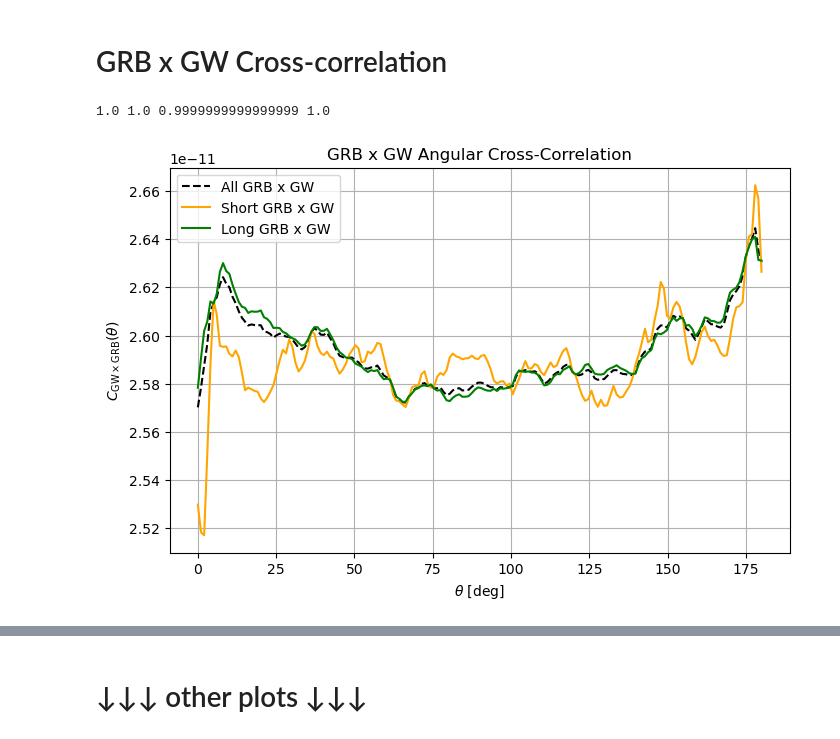
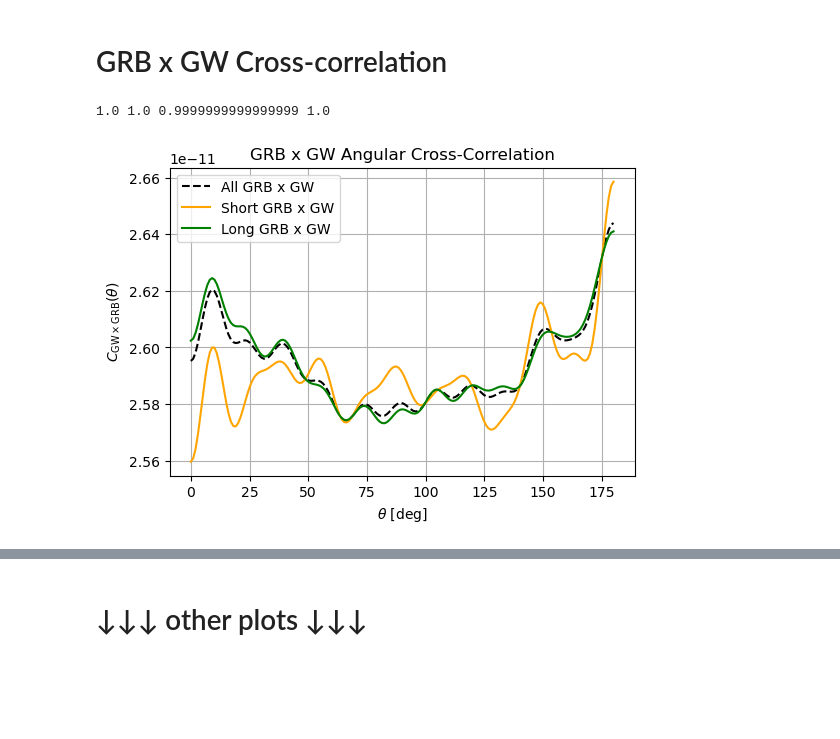
Before and after one commit to SSL32081/Testing-anisotropy-with-GW-and-GRB, a Jupyter notebook: production/GRBXGW_harmonic_analysis.ipynb, the cells around one changed output, grey strips where cells are left out. Saved outputs shown, nothing was run; the diff lists cells and outputs as text; code cells hidden in the pictures; blank space fills up the shorter version.

Commit message:
GRBxGW_harmonic_analysis latest
two notebooks now; made separate one that uses "scienceplots" broke healpy's projview.

```diff
--- a/production/GRBXGW_harmonic_analysis.ipynb
+++ b/production/GRBXGW_harmonic_analysis.ipynb
@@ -3,12 +3,17 @@ import pandas as pd
 import numpy as np
 import healpy as hp
 from matplotlib import pyplot as plt
-import scienceplots
 
-plt.style.use(['science','ieee', 'bright']) # this breaks the native latex thing inside matplotlib
+### USING scienceplots BROKE THINGS FOR THE SKYMAPS :'(
+### MADE SEPARATE NOTEBOOK WHERE scienceplots IS USED BUT THERE ARE NO SKYMAPS
+#import scienceplots
+#plt.rcParams['text.usetex'] = False
 
-import matplotlib as mpl
-mpl.rcParams.update(mpl.rcParamsDefault) # this fixes it but it might have made the above style thing useless
+#plt.style.use(['science','ieee', 'bright'])
+
+# NOTE_: if font error arise, run the following in terminal
+# sudo apt install msttcorefonts -qq
+# rm ~/.cache/matplotlib -rf
 # %% [markdown]
 # Import utilities and define global parameters
 # %%
@@ -19,7 +24,7 @@ from mapXmap_utils import make_skymap, normalize_skymap, cross_cl, map2alm, alm2
 nside = 128
 
 # set maximum l for cut-off in power spectrum, cross-correlations, etc.
-lmax = 180
+lmax = 26
 # %% [markdown]
 # GRB x GW Cross-correlation
 # %%
@@ -52,35 +57,35 @@ GRB_full_sm = make_skymap(ra_deg = df_filt['RA_deg'].to_numpy(),
 sGRB_skymap = make_skymap(ra_deg = df_filt_sGRB['RA_deg'].to_numpy(),
                           dec_deg = df_filt_sGRB['Dec_deg'].to_numpy(), nside=nside)
 lGRB_skymap = make_skymap(ra_deg = df_filt_lGRB['RA_deg'].to_numpy(),
                           dec_deg = df_filt_lGRB['Dec_deg'].to_numpy(), nside=nside)
 
 # normalize GRB skymaps
 GRB_full_sm = normalize_skymap(GRB_full_sm)
 sGRB_skymap = normalize_skymap(sGRB_skymap)
 lGRB_skymap = normalize_skymap(lGRB_skymap)
 # normalization check:
 print(GW_skymap.sum(), GRB_full_sm.sum(), sGRB_skymap.sum(), lGRB_skymap.sum())
 
 
 # direct cross-cl from original maps, l≤26
 
 cl_GRBxGW_drct = cross_cl(hp.alm2map(map2alm(GW_skymap, lmax=lmax), nside=nside),
                           hp.alm2map(map2alm(GRB_full_sm, lmax=lmax), nside=nside), lmax=lmax)
 cl_sGRBxGW_drct = cross_cl(hp.alm2map(map2alm(GW_skymap, lmax=lmax), nside=nside),
                            hp.alm2map(map2alm(sGRB_skymap, lmax=lmax), nside=nside), lmax=lmax)
 cl_lGRBxGW_drct = cross_cl(hp.alm2map(map2alm(GW_skymap, lmax=lmax), nside=nside),
                            hp.alm2map(map2alm(lGRB_skymap, lmax=lmax), nside=nside), lmax=lmax)
 
 
 ### plot angular cross-correlation function, C(Θ) vs Θ
 plot_corr_func([cl_GRBxGW_drct, cl_sGRBxGW_drct, cl_lGRBxGW_drct],
                Cl_labels=['All GRB x GW', 'Short GRB x GW', 'Long GRB x GW'],
-               colors=['black', 'orange', 'green'],
+               colors=['black', 'orange', 'green'], figsize=(6, 4),
                linestyles=['--', None, None], title='GRB x GW Angular Cross-Correlation',
                ylabel=r'$C_{\text{GW}\times\text{GRB}}(\theta)$', ylog=False, save=True, save_ext='.pdf')
 # %% [output]
 1.0 1.0 0.9999999999999999 1.0
-[figure, old version]
+[figure, new version]
 # %%
 # plot power spectrum, C_l vs l
 plot_Cls([cl_GRBxGW_drct, cl_sGRBxGW_drct, cl_lGRBxGW_drct],
```
Also changed, not shown: parts of 3 cells of this notebook, 1 other file.
